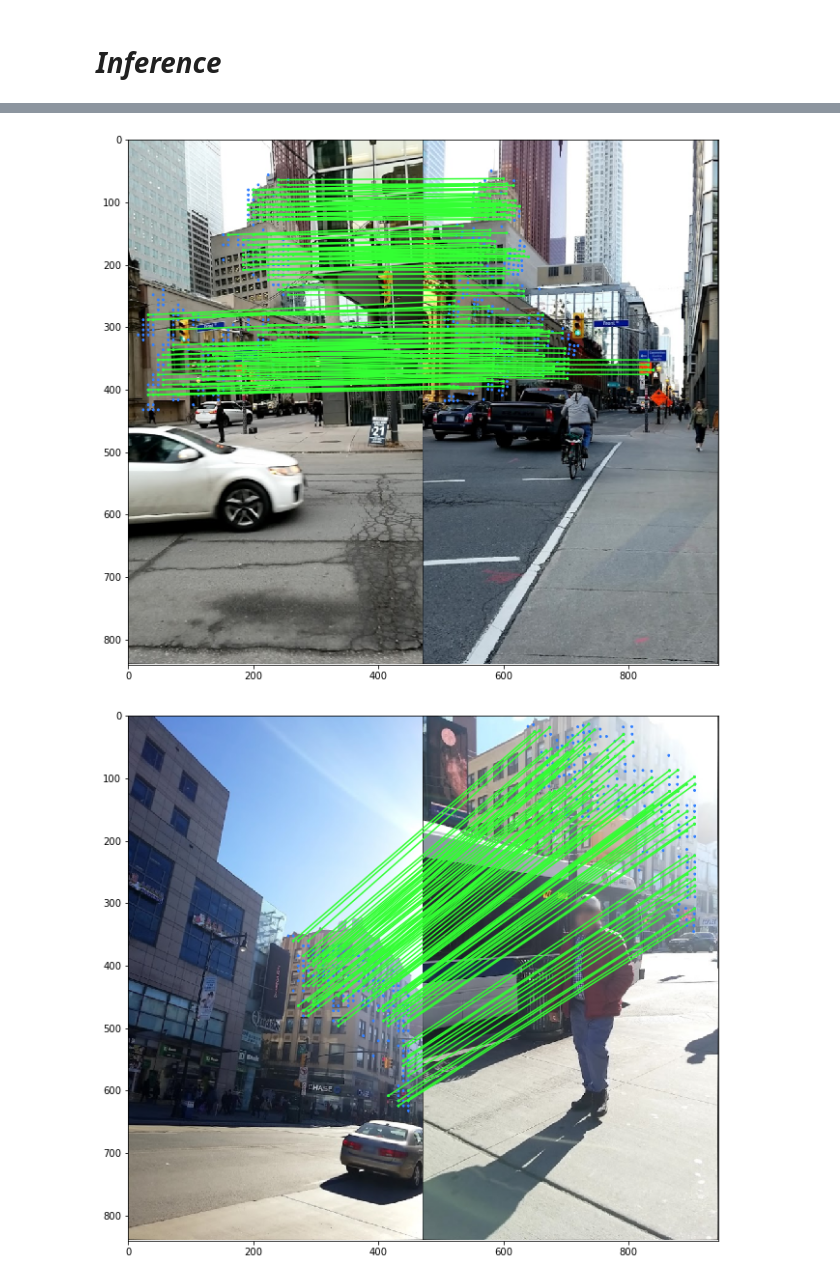
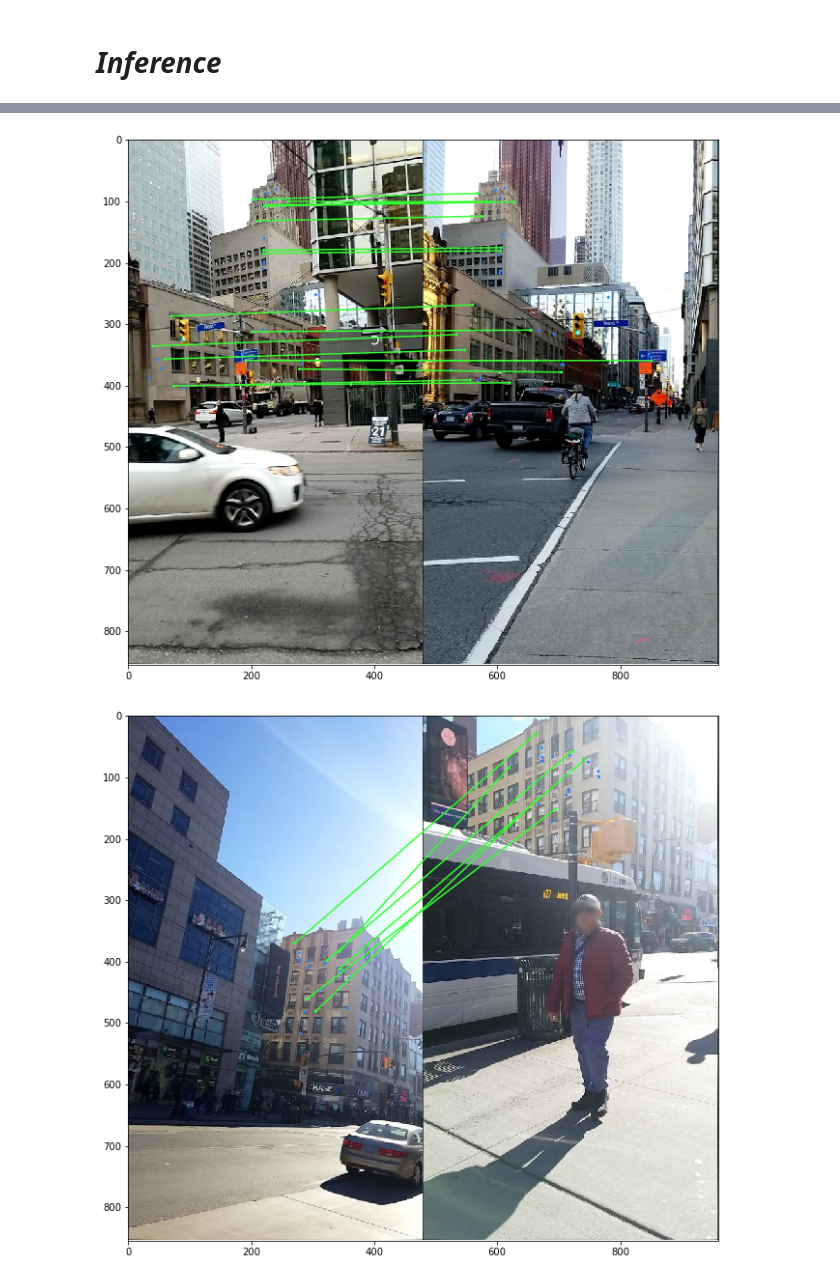
Before and after one commit to garzonwilmer5/ImageMatchingChallenge_TowGeeses, a Jupyter notebook: imc-2022-kornia-score-0-725-Copy1.ipynb, the cells around one changed output, grey strips where cells are left out. Drawn from its saved outputs; the diff is of its cells as text; code cells hidden in the pictures.

```diff
--- a/imc-2022-kornia-score-0-725-Copy1.ipynb
+++ b/imc-2022-kornia-score-0-725-Copy1.ipynb
@@ -28,8 +22,14 @@ or from the matplotlib source distribution
 # %% [markdown]
 # ***Model***
 # %%
-matcher = KF.LoFTR(pretrained=None)
-matcher.load_state_dict(torch.load("loftr_outdoor.ckpt")['state_dict'])
+#matcher = KF.LoFTR(pretrained=None)
+#matcher.load_state_dict(torch.load("loftr_outdoor.ckpt")['state_dict'])
+
+matcher = KF.LocalFeatureMatcher(
+
+    KF.GFTTAffNetHardNet(5000,device=torch.device('cpu')), KF.DescriptorMatcher('smnn', 0.75)
+
+)
 
 #device = torch.device('cuda')
 #matcher = matcher.to(device).eval()
@@ -61,7 +59,7 @@ def load_torch_image(fname):
     scale = 840 / max(img.shape[0], img.shape[1])
     w = int(img.shape[1] * scale)
     h = int(img.shape[0] * scale)
-    img = cv2.resize(img, (w, h))
+    #img = cv2.resize(img, (w, h))
     img = K.image_to_tensor(img, False).float() /255.
     img = K.color.bgr_to_rgb(img)
     return img
@@ -89,9 +87,10 @@ for i, row in enumerate(test_samples):
     mkpts0 = correspondences['keypoints0'].numpy()
     mkpts1 = correspondences['keypoints1'].numpy()
     selected = correspondences['confidence'].numpy()>0.7
-
+    """
     mkpts0 = mkpts0[selected]
     mkpts1 = mkpts1[selected]
+    """
     print(len(selected),sum(selected))
 
     if len(mkpts0) > 7:
@@ -144,2 +142,2 @@ Running time:  10.837120294570923  s
-[figure, old version]
+[figure, new version]
-[figure, old version]
+[figure, new version]
```
Also changed, not shown: parts of 6 cells of this notebook, 2 other files.
